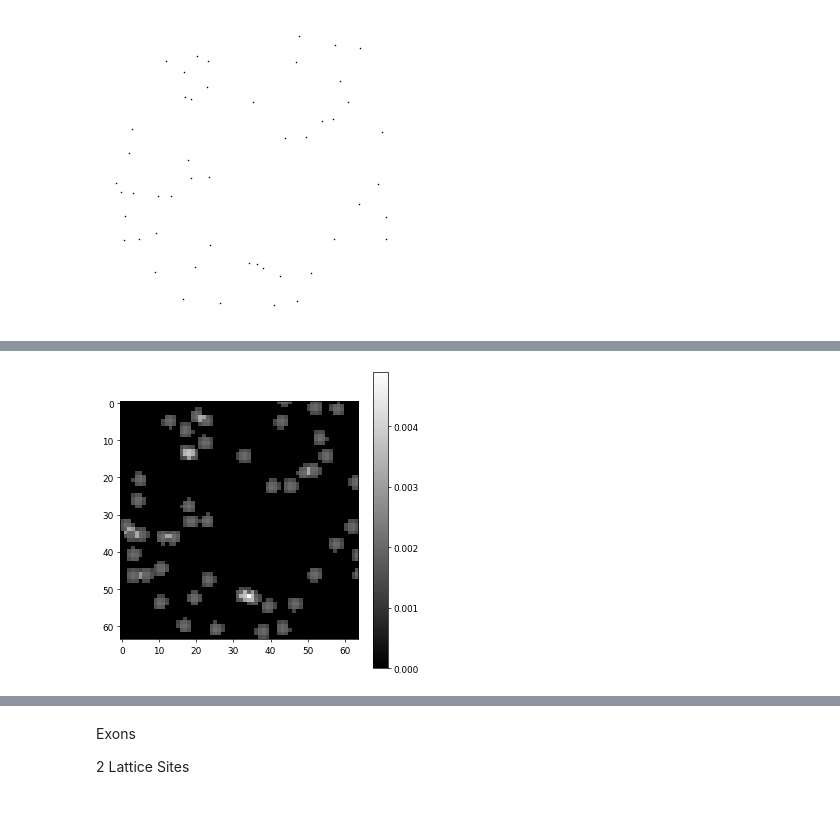
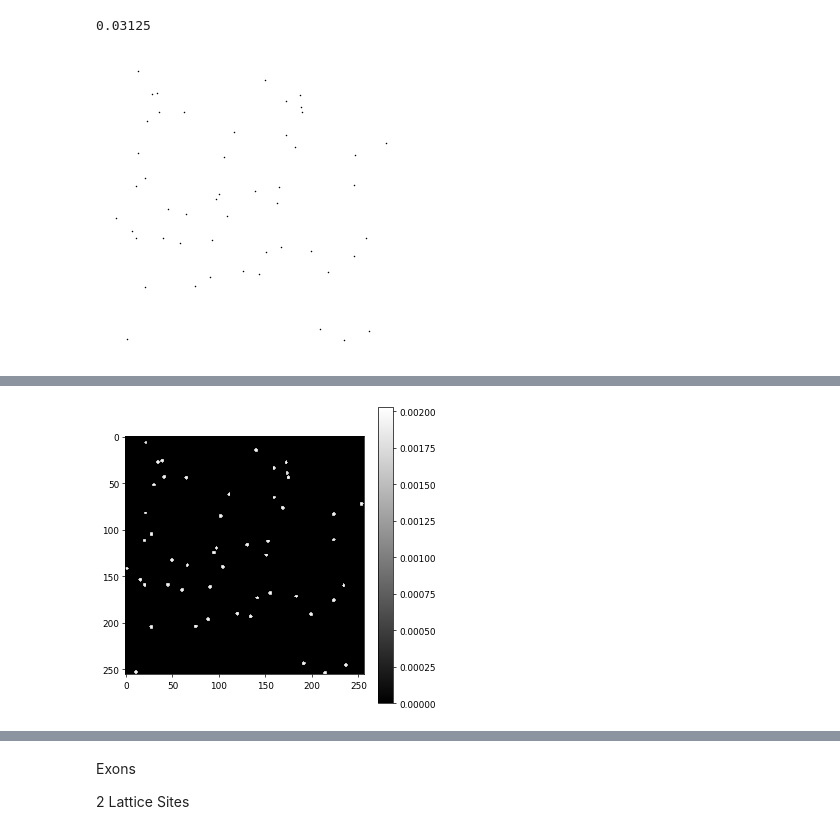
Before and after one commit to ZefCo/Thesis, a Jupyter notebook: ML/FractalGeneratorTest.ipynb, the cells around one changed output, grey strips where cells are left out. Cells and saved outputs as stored; diff of their text form; code cells hidden in the pictures.

```diff
--- a/ML/FractalGeneratorTest.ipynb
+++ b/ML/FractalGeneratorTest.ipynb
@@ -19,6 +19,13 @@ import shutil
 kmer = 6
 # print(np.sqrt(4**kmer))
 matplotlib.rc('figure', figsize=(6, 6), dpi = np.sqrt(4**kmer))
+extension = ".png"
+grid_points = 256
+sigma = 1 / grid_points
+sigma_steps = 8
+print(sigma * sigma_steps)
+# %% [output]
+0.03125
 # %%
 def float_for(start: float, stop: float, number_of_steps: int = 10, resolution: int = 1):
     '''
@@ -251,14 +253,15 @@ def time_embedding(sequence: str,
 # %%
 xy = np.random.rand(50,2)
 # %%
-plot_image(xy, save = cwd / "Fractal_Random.png")
+plot_image(xy, save = cwd / f"Fractal_Random{extension}")
 # %% [output]
-[figure, old version]
+[figure, new version]
 # %%
-scale = 10**-6
+# scale = 10**-6
 
 # something = float_for(0, 1, number_of_steps=10, resolution=1)
-delta = (1 - 0) / np.sqrt(4**kmer)
+delta = 1 / grid_points
+print(delta)
 grid = np.arange(0, 1, delta)
 
 # something = list()
@@ -299,4 +303,4 @@ plot_heatmap(something)
-[figure, old version]
+[figure, new version]
 # %%
 something: np.ndarray = gaussian(xy, grid, delta = 2)
 print(something.sum())
```
Also changed, not shown: parts of 33 cells of this notebook, 20 other files.
